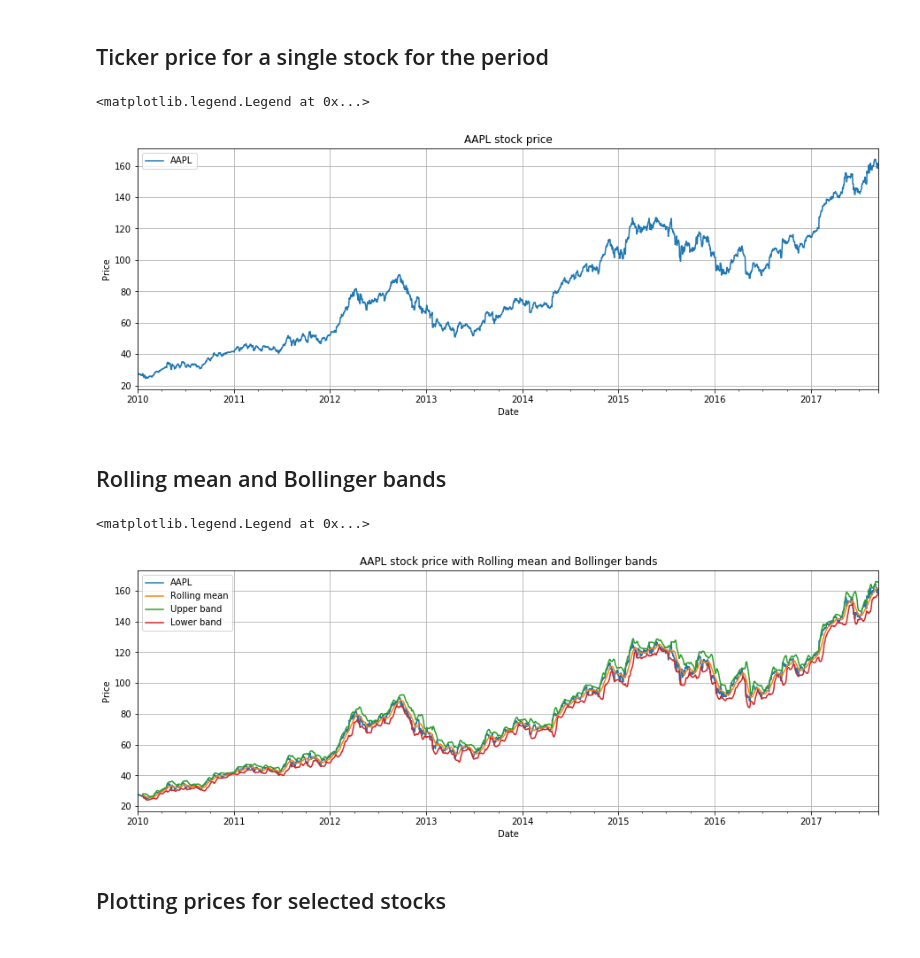
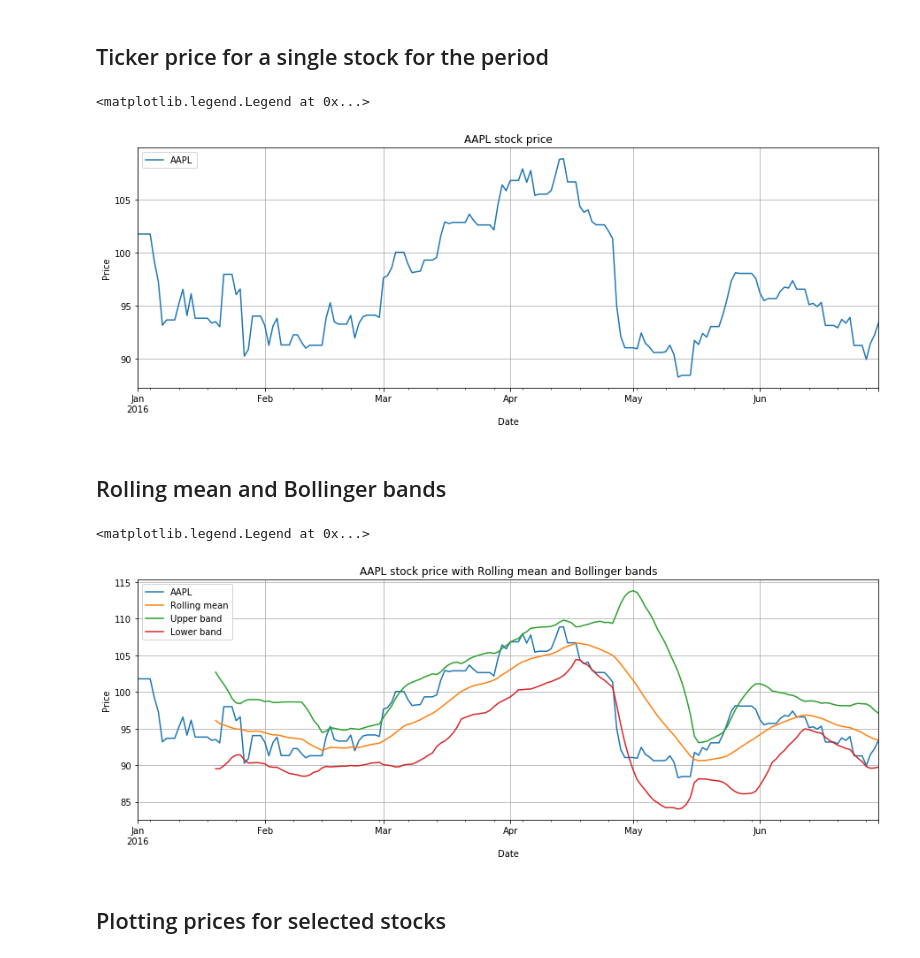
Before and after one commit to iamandicip/ml_projects, a Jupyter notebook: capstone_project/stock_market_data_analisys.ipynb, the cells around one changed output. Drawn from its saved outputs; the diff is of its cells as text; code cells hidden in the pictures.

```diff
--- a/capstone_project/stock_market_data_analisys.ipynb
+++ b/capstone_project/stock_market_data_analisys.ipynb
@@ -44,18 +44,18 @@ data_frame.describe()
 # %% [markdown]
 ## Ticker price for a single stock for the period
 # %%
-# start_date = '2016-01-01'
-# end_date = '2016-01-31'
+start_date = '2016-01-01'
+end_date = '2016-06-30'
 
 data_frame = su.get_data_frame(tickers[0], start_date, end_date, dropna=True)
 ax = data_frame.plot(figsize=(15,5), grid=True, title='{0} stock price'.format(tickers[0]))
 
 ax.set_xlabel('Date')
 ax.set_ylabel('Price')
 ax.legend(loc='upper left')
 # %% [output]
 <matplotlib.legend.Legend at 0x...>
-[figure, old version]
+[figure, new version]
 # %% [markdown]
 ## Rolling mean and Bollinger bands
 # %%
@@ -86,7 +86,7 @@ ax.set_ylabel('Price')
 ax.legend(loc='upper left')
 # %% [output]
 <matplotlib.legend.Legend at 0x...>
-[figure, old version]
+[figure, new version]
 # %% [markdown]
 ## Plotting prices for selected stocks
 # %%
```
Also changed, not shown: 2 other files.
